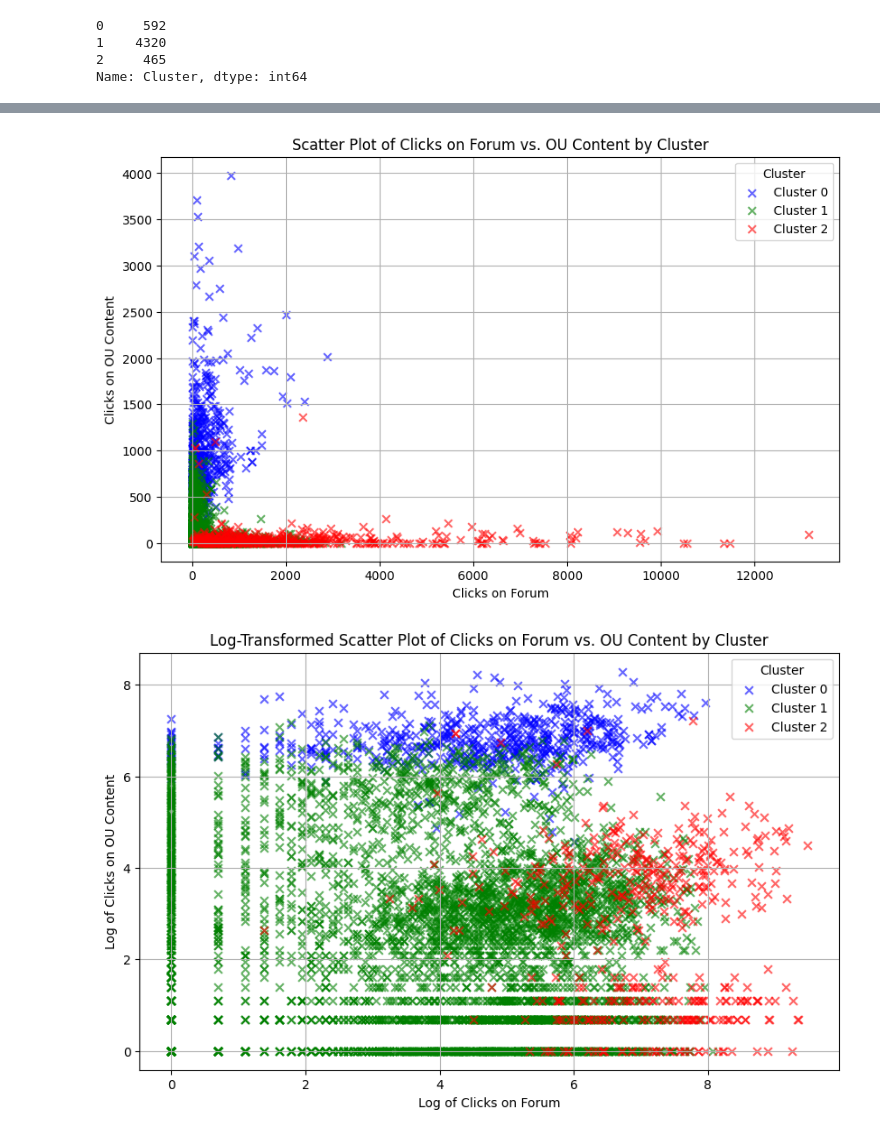
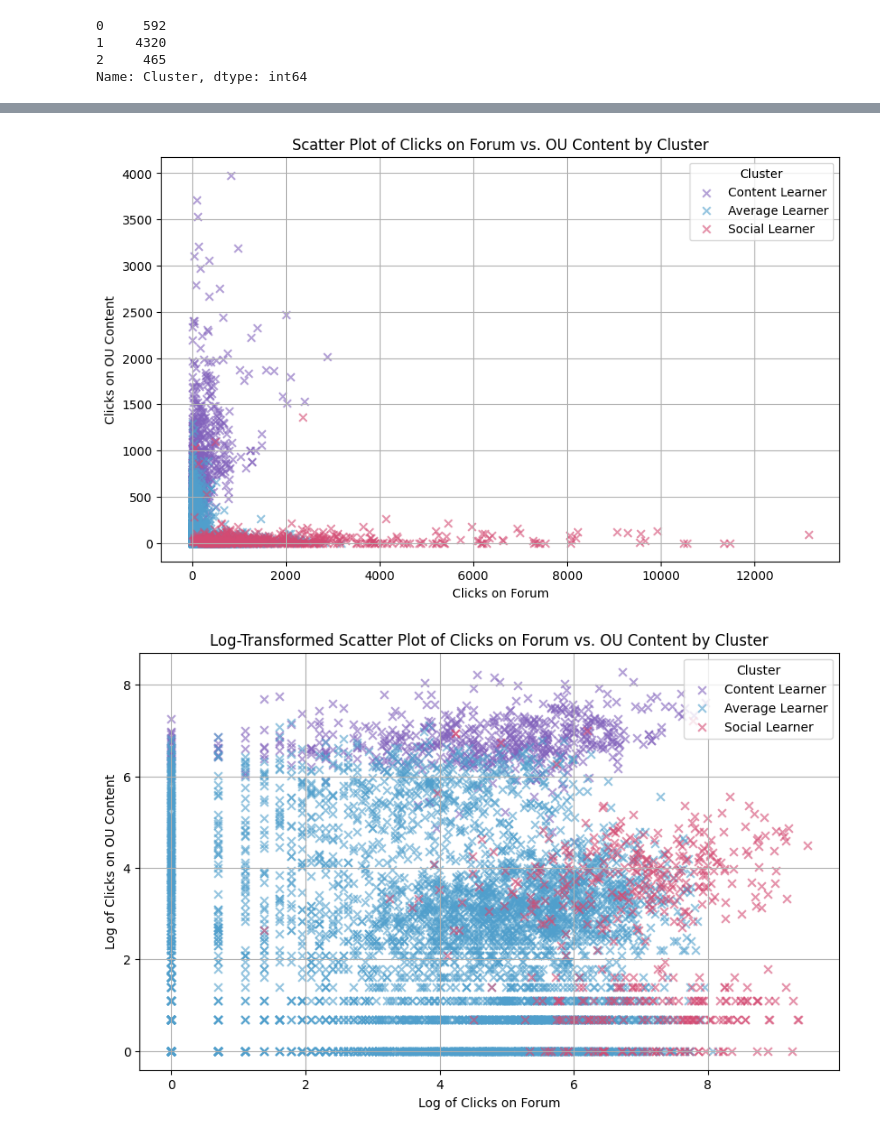
Before and after one commit to TakaSoap/HKU-MLIM7349, a Jupyter notebook: OULAD_7349.ipynb, the cells around one changed output, grey strips where cells are left out. Saved outputs shown, nothing was run; the diff lists cells and outputs as text; code cells hidden in the pictures.

```diff
--- a/OULAD_7349.ipynb
+++ b/OULAD_7349.ipynb
@@ -231,32 +244,39 @@ data_transposed = cluster_means.transpose()
 # Set up the x locations for the groups
 n = len(data_transposed)  # Number of activity types
 ind = np.arange(n)  # the x locations for the groups
-width = 0.27  # the width of the bars
+bar_width = 0.27  # the width of the bars
 
 fig = plt.figure(figsize=(14, 8))
 ax = fig.add_subplot(111)
 
+
+cluster_labels = ['Content Learner', 'Average Learner', 'Social Learner']
+cluster_colors = ['#8262BC', '#509FCC', '#D44B73']
+
 # Create bars for each cluster
 bars = []
 for i in range(len(cluster_means)):
-    bars.append(ax.bar(ind + i*width, data_transposed[i], width, label=f'Cluster {i}'))
+    bars.append(ax.bar(ind + i*bar_width, data_transposed[i], bar_width, label=cluster_labels[i], color=cluster_colors[i]))
 
 # Add some text for labels, title and axes ticks
 ax.set_xlabel('VLE Activity Type')
 ax.set_ylabel('Average Clicks')
 ax.set_title('Average Clicks per VLE Activity Type by Cluster')
-ax.set_xticks(ind + width / 3)
-ax.set_xticklabels(data_transposed.index, rotation=45, ha="right")
+ax.set_xticks(ind + bar_width / 3)
+ax.set_xticklabels(data_transposed.index, rotation=30, ha="right")
 
 ax.legend(loc='best')
+plt.setp(ax.get_legend().get_texts(), fontsize='14')
 
 # Adding value labels on top of each bar
 for bar in bars:
     for rect in bar:
         height = rect.get_height()
-        ax.annotate(f'{height:.2f}',
+        ax.annotate(f'{height:.1f}',
                     xy=(rect.get_x() + rect.get_width() / 2, height),
                     xytext=(0, 3),  # 3 points vertical offset
+                    fontsize = 8.5,
+                    fontweight='bold',
                     textcoords="offset points",
                     ha='center', va='bottom')
 
@@ -277,7 +297,7 @@ bar_width = 0.2
 # Create the plot
 plt.figure(figsize=(10, 6))
 for i, cluster in enumerate(final_result_counts.index):
-    plt.bar(index + i*bar_width, final_result_counts.loc[cluster], bar_width, label=f'Cluster {cluster}')
+    plt.bar(index + i*bar_width, final_result_counts.loc[cluster], bar_width, label=cluster_labels[i], color=cluster_colors[i])
 
 plt.xlabel('Final Result')
 plt.ylabel('Count')
@@ -297,6 +317,8 @@ final_result_percentages = final_result_counts.div(final_result_counts.sum(axis=
 clusters = final_result_counts.index
 
 # Create a pie chart for each cluster
+colors = ['tab:blue', 'tab:red', 'tab:green', ]
+
 fig, axes = plt.subplots(1, len(clusters), figsize=(20, 6), subplot_kw=dict(aspect="equal"))
 fig.suptitle('Final Result Distribution by Cluster (%)')
 
@@ -305,9 +327,13 @@ for ax, cluster in zip(axes, clusters):
     labels = final_result_percentages.columns
     explode = [0.1 if max(sizes) == size else 0 for size in sizes]  # Explode the largest slice
 
-    wedges, texts, autotexts = ax.pie(sizes, labels=labels, autopct='%1.1f%%', startangle=140, explode=explode)
+    wedges, texts, autotexts = ax.pie(sizes, labels=labels, autopct='%1.1f%%', startangle=140, explode=explode, colors=colors)
 
-    ax.set_title(f'Cluster {cluster}')
+    ax.set_title(cluster_labels[cluster])
+    # Make the title Bold, with color in cluster_colors
+    ax.title.set_fontsize(14)
+    ax.title.set_fontweight('bold')
+    ax.title.set_color(cluster_colors[cluster])
     ax.axis('equal')  # Equal aspect ratio ensures the pie chart is circular.
 
 plt.legend(wedges, labels, title="Final Results", loc="center left", bbox_to_anchor=(1, 0, 0.5, 1))
@@ -354,8 +366,6 @@ plt.show()
 # %%
 plt.figure(figsize=(10, 6))
 
-# Define a color map for clusters
-color_map = {0: 'blue', 1: 'green', 2: 'red'}
 
 # Plot each cluster with a loop to control colors, markers, and add transparency
 for cluster in sorted(result_df['Cluster'].unique()):
@@ -364,9 +374,9 @@ for cluster in sorted(result_df['Cluster'].unique()):
     # Plotting with transparency
     plt.scatter(cluster_df['clicks_forumng'], cluster_df['clicks_oucontent'],
                 s=40,  # Size of the cross markers
-                c=color_map[cluster],  # Color based on cluster
+                c=cluster_colors[cluster],  # Color based on cluster
                 marker='x',  # Cross marker
-                label=f'Cluster {cluster}',  # Label for legend
+                label=cluster_labels[cluster],  # Label for legend
                 alpha=0.6)  # Transparency of markers
 
 plt.title('Scatter Plot of Clicks on Forum vs. OU Content by Cluster')
@@ -376,42 +386,40 @@ plt.legend(title='Cluster')
 plt.grid(True)
 plt.show()
 # %% [output]
-[figure, old version]
+[figure, new version]
 # %%
 # Add a small constant to avoid taking log of 0
 small_constant = 1
 
 # Apply logarithmic transformation, adding 1 to avoid log(0)
 log_forumng = np.log(result_df['clicks_forumng'] + small_constant)
 log_oucontent = np.log(result_df['clicks_oucontent'] + small_constant)
 
 plt.figure(figsize=(10, 6))
 
-# Define a color map for clusters
-color_map = {0: 'blue', 1: 'green', 2: 'red'}
 
 # Plot each cluster with a loop to control colors, markers, and add transparency
 for cluster in sorted(result_df['Cluster'].unique()):
     # Filter the dataframe by cluster
     cluster_df = result_df[result_df['Cluster'] == cluster]
 
     # Plotting log-transformed data with transparency
     plt.scatter(np.log(cluster_df['clicks_forumng'] + small_constant),
                 np.log(cluster_df['clicks_oucontent'] + small_constant),
                 s=40,  # Size of the cross markers
-                color=color_map[cluster],  # Color based on cluster
+                color=cluster_colors[cluster],  # Color based on cluster
                 marker='x',  # Cross marker
-                label=f'Cluster {cluster}',  # Label for legend
+                label=cluster_labels[cluster],  # Label for legend
                 alpha=0.6)  # Transparency of markers
 
 plt.title('Log-Transformed Scatter Plot of Clicks on Forum vs. OU Content by Cluster')
 plt.xlabel('Log of Clicks on Forum')
 plt.ylabel('Log of Clicks on OU Content')
 plt.legend(title='Cluster')
 plt.grid(True)
 plt.show()
 # %% [output]
-[figure, old version]
+[figure, new version]
 # %%
 from mlxtend.preprocessing import TransactionEncoder
 from mlxtend.frequent_patterns import apriori, association_rules
```
Also changed, not shown: parts of 10 cells of this notebook, 33 other files.
